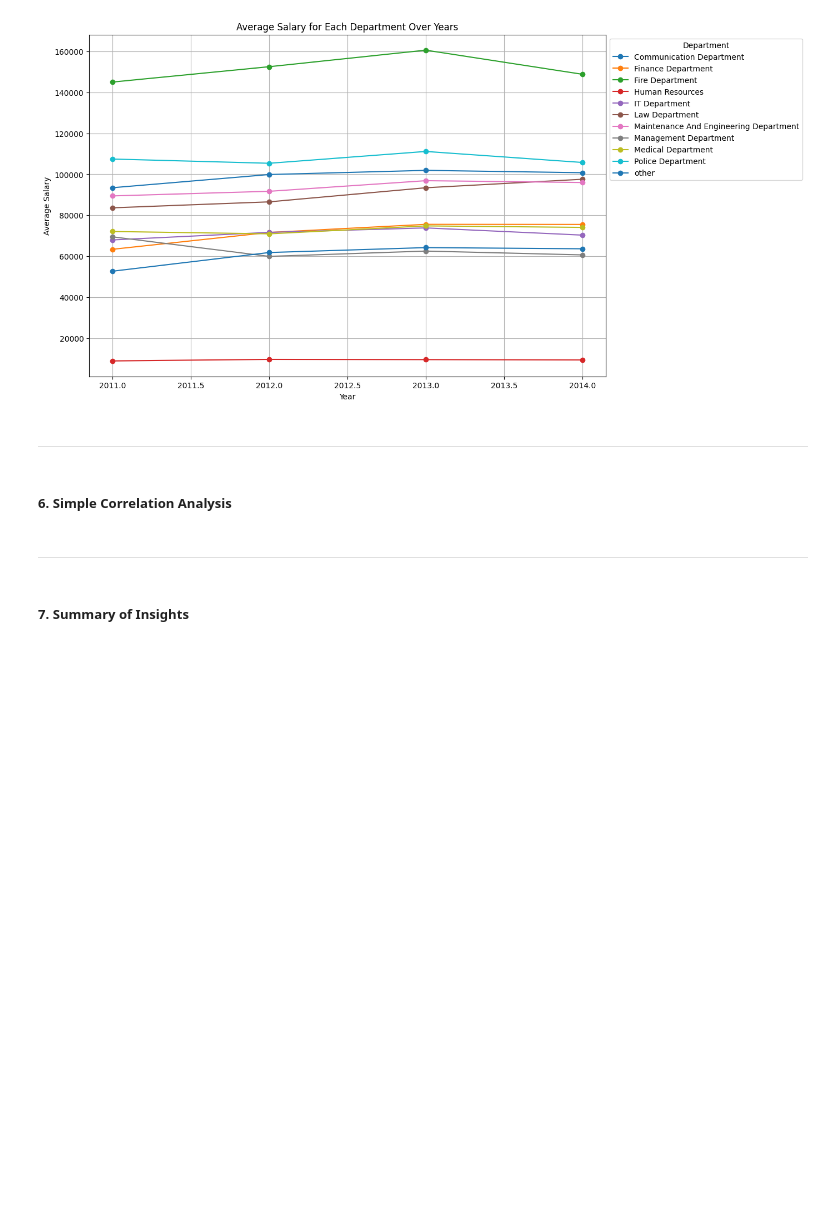
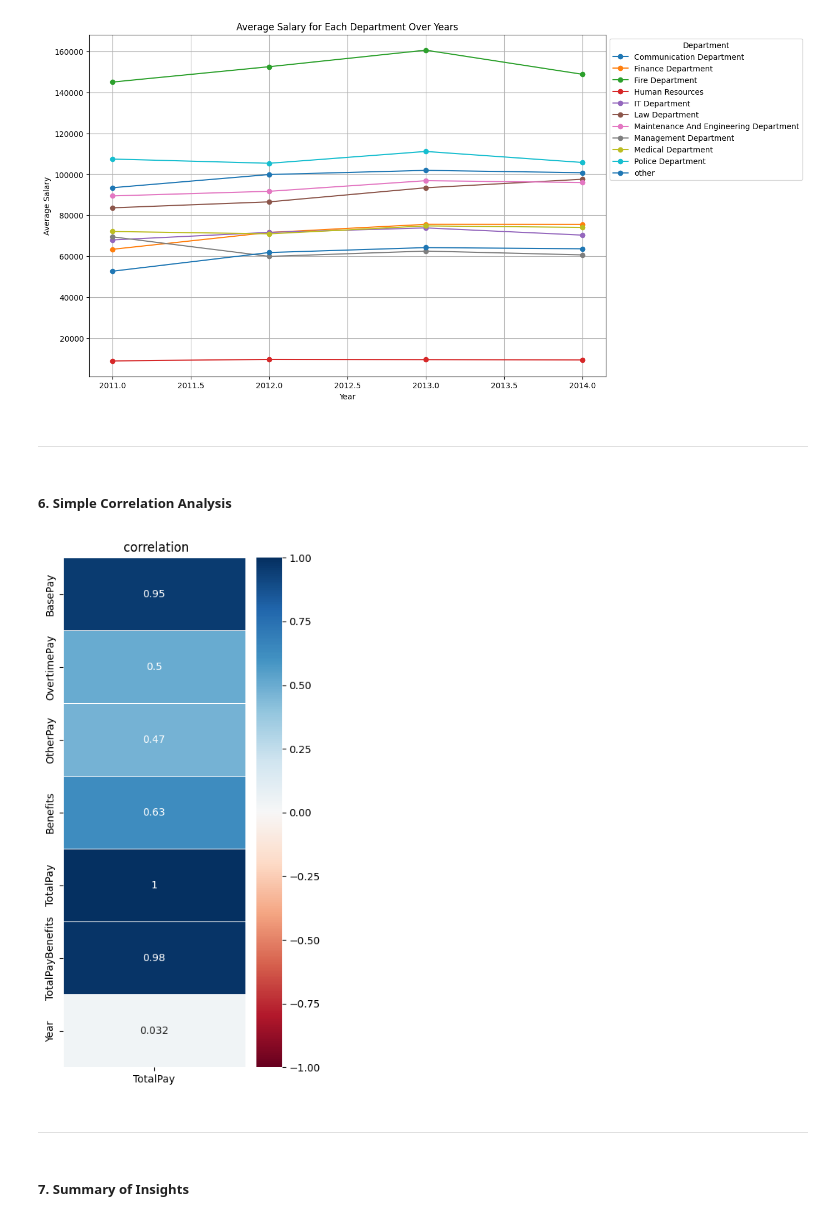
Before and after one commit to shaker113/ShAi_Assignment, a Jupyter notebook: ShAI_BootCamp_Assignment.ipynb, the cells around one changed output. Cells and saved outputs as stored; diff of their text form; code cells hidden in the pictures; blank space fills up the shorter version.

Commit message:
add simple correlation heat map

```diff
--- a/ShAI_BootCamp_Assignment.ipynb
+++ b/ShAI_BootCamp_Assignment.ipynb
@@ -175,5 +175,5 @@ Standard Deviation of Salary: 50517.00527394987
 df.drop(["Notes", "Status"],axis=1,inplace=True)
 # %%
 # replace nulls with 0 so it won't effect the calculation of TotalPay and TotalPayBenefits
-df['BasePay'].fillna(0, inplace=True)
-df['Benefits'].fillna(0, inplace=True)
+df['BasePay']=df['BasePay'].fillna(0)
+df['Benefits']=df['Benefits'].fillna(0)
@@ -317,6 +304,15 @@ plt.show()
 ---
 # %% [markdown]
 ##### 6. **Simple Correlation Analysis**
+# %%
+corr = df.select_dtypes(include=np.number).corr()
+corrWithTarget = corr['TotalPay']
+plt.figure(figsize = (4,9))
+plt.title(' correlation')
+sns.heatmap(corrWithTarget.to_frame(), cmap="RdBu", annot=True ,linewidths=.5, vmin=-1, vmax=1)
+plt.show()
+# %% [output]
+[figure, added]
 # %% [markdown]
 ---
 # %% [markdown]
```
Also changed, not shown: parts of 2 cells of this notebook, 2 other files.
